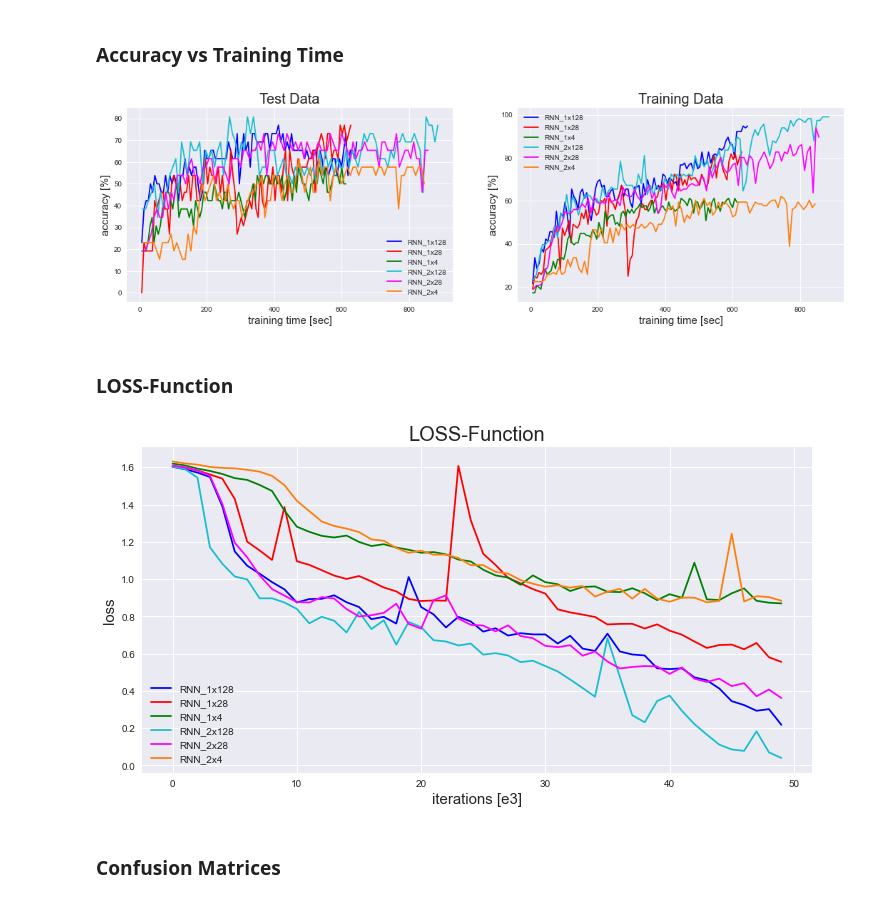
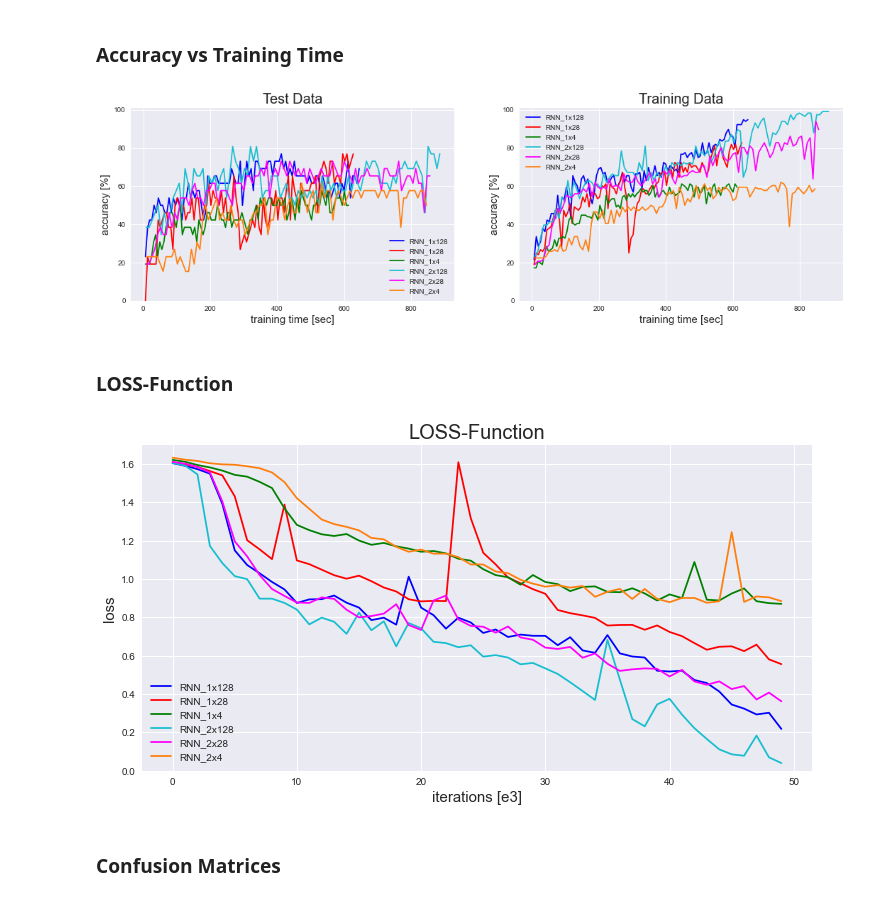
Before and after one commit to erikhelmut/japanese-character-classification, a Jupyter notebook: notebooks/1.1-erikh-analyse-results.ipynb, the cells around one changed output. Drawn from its saved outputs; the diff is of its cells as text; code cells hidden in the pictures.

Commit message:
update graphs

```diff
--- a/notebooks/1.1-erikh-analyse-results.ipynb
+++ b/notebooks/1.1-erikh-analyse-results.ipynb
@@ -330,6 +345,8 @@ class RNN(nn.Module):
 # create figure for accuracy over time
 fig, axs = plt.subplots(1,2, figsize=(18,5))
 
+axs[0].set_ylim(0, 101)
+axs[1].set_ylim(0, 101)
 
 # create plot for Test Data
 axs[0].plot(acc_data["RNN_1x128_acc_time"], acc_data["RNN_1x128_acc_test"], color="blue", label="RNN_1x128")
@@ -339,39 +356,41 @@ axs[0].plot(acc_data["RNN_1x4_acc_time"], acc_data["RNN_1x4_acc_test"], color="g
 axs[0].plot(acc_data["RNN_2x128_acc_time"], acc_data["RNN_2x128_acc_test"], color="tab:cyan", label="RNN_2x128")
 axs[0].plot(acc_data["RNN_2x28_acc_time"], acc_data["RNN_2x28_acc_test"], color="magenta", label="RNN_2x28")
 axs[0].plot(acc_data["RNN_2x4_acc_time"], acc_data["RNN_2x4_acc_test"], color="tab:orange", label="RNN_2x4")
 
 # title, labels and legend
 axs[0].set_title("Test Data", fontsize=20)
 axs[0].set_xlabel("training time [sec]", fontsize=15)
 axs[0].set_ylabel("accuracy [%]", fontsize=15)
 axs[0].legend()
 
 
 # create plot for Training Data
 axs[1].plot(acc_data["RNN_1x128_acc_time"], acc_data["RNN_1x128_acc_train"], color="blue", label="RNN_1x128")
 axs[1].plot(acc_data["RNN_1x28_acc_time"], acc_data["RNN_1x28_acc_train"], color="red", label="RNN_1x28")
 axs[1].plot(acc_data["RNN_1x4_acc_time"], acc_data["RNN_1x4_acc_train"], color="green", label="RNN_1x4")
 
 axs[1].plot(acc_data["RNN_2x128_acc_time"], acc_data["RNN_2x128_acc_train"], color="tab:cyan", label="RNN_2x128")
 axs[1].plot(acc_data["RNN_2x28_acc_time"], acc_data["RNN_2x28_acc_train"], color="magenta", label="RNN_2x28")
 axs[1].plot(acc_data["RNN_2x4_acc_time"], acc_data["RNN_2x4_acc_train"], color="tab:orange", label="RNN_2x4")
 
 # title, labels and legend
 axs[1].set_title("Training Data", fontsize=20)
 axs[1].set_xlabel("training time [sec]", fontsize=15)
 axs[1].set_ylabel("accuracy [%]", fontsize=15)
 axs[1].legend()
 
 
 # show plot
 plt.show()
 # %% [output]
-[figure, old version]
+[figure, new version]
 # %% [markdown]
 ### LOSS-Function
 # %%
 # create figure
 plt.figure(figsize=(12,6))
+
+plt.ylim(0, 1.7)
 
 # create plot
 plt.plot(acc_data["RNN_1x128_loss"], color="blue", label="RNN_1x128")
@@ -391,7 +410,7 @@ plt.legend()
 # show plot
 plt.show()
 # %% [output]
-[figure, old version]
+[figure, new version]
 # %% [markdown]
 ### Confusion Matrices
 # %%
```
Also changed, not shown: parts of 4 cells of this notebook.
